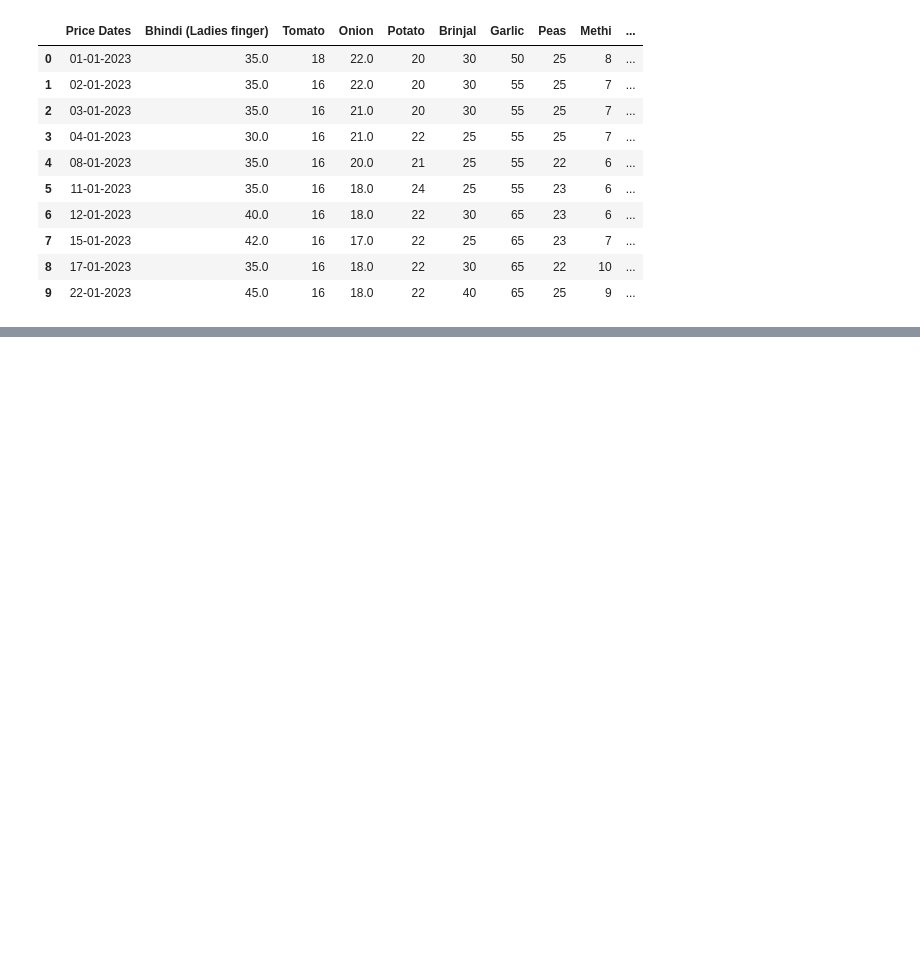
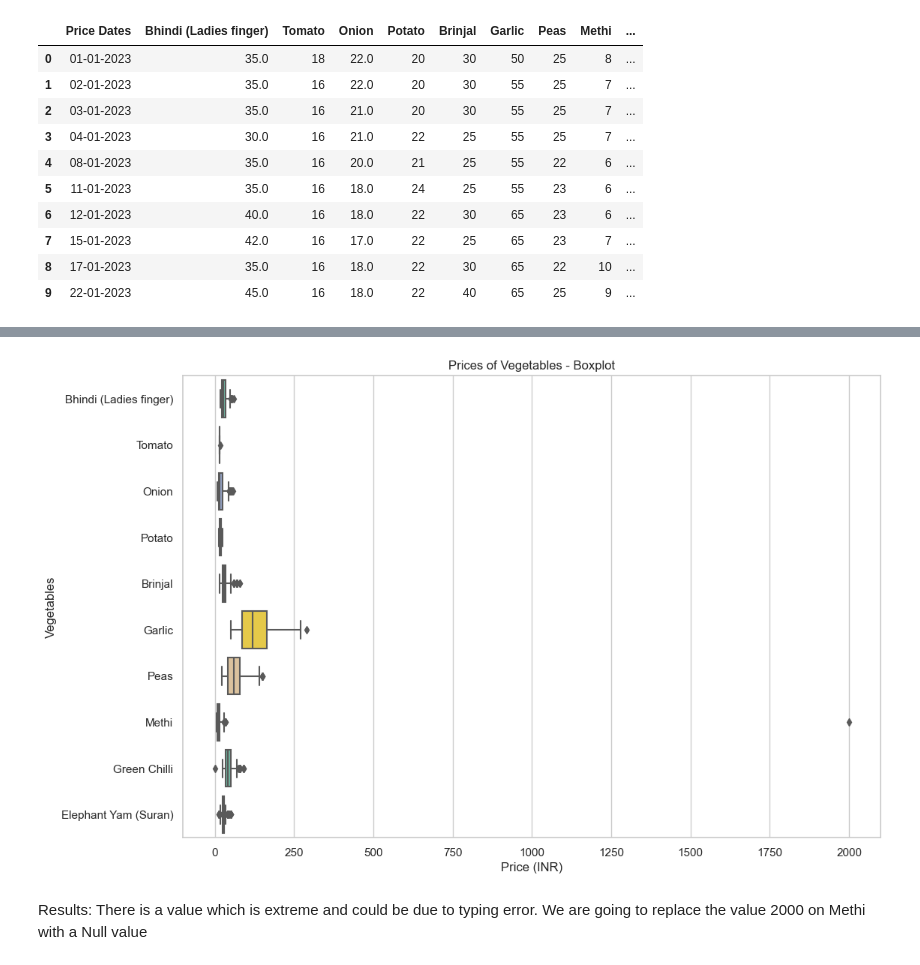
Before and after one commit to tshifurakm/Team_OA_6, a Jupyter notebook: Team OA_6_Python_Final_Project.ipynb, the cells around one changed output, grey strips where cells are left out. Drawn from its saved outputs; the diff is of its cells as text; code cells hidden in the pictures; blank space fills up the shorter version.

```diff
--- a/Team OA_6_Python_Final_Project.ipynb
+++ b/Team OA_6_Python_Final_Project.ipynb
@@ -89,0 +112,3 @@ df.head(10)
+# %%
+# The copy of the dataframe
+df_copy = df.copy()
@@ -89,0 +230,20 @@ df.head(10)
+# %%
+## CHECKING FOR OUTLIERS
+
+import seaborn as sns
+import matplotlib.pyplot as plt
+
+# Set seaborn style
+sns.set(style="whitegrid")
+
+# Create boxplot for numerical variables
+plt.figure(figsize=(12, 8))
+sns.boxplot(data=df_copy, orient='h', palette='Set2')
+plt.xlabel('Price (INR)')
+plt.ylabel('Vegetables')
+plt.title('Prices of Vegetables - Boxplot')
+plt.show()
+# %% [output]
+[figure, added]
+# %% [markdown]
+Results: There is a value which is extreme and could be due to typing error. We are going to replace the value 2000 on Methi with a Null value
```
Also changed, not shown: parts of 46 cells of this notebook.
